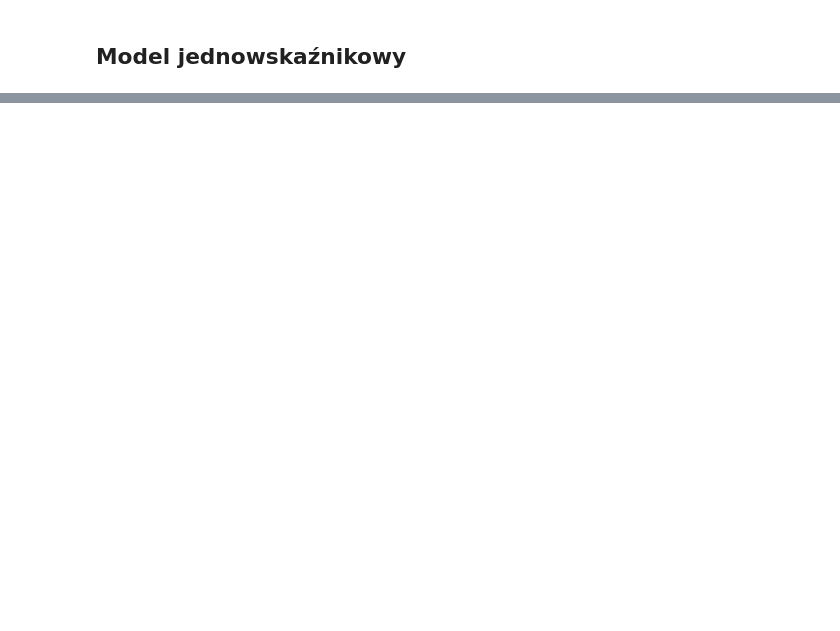
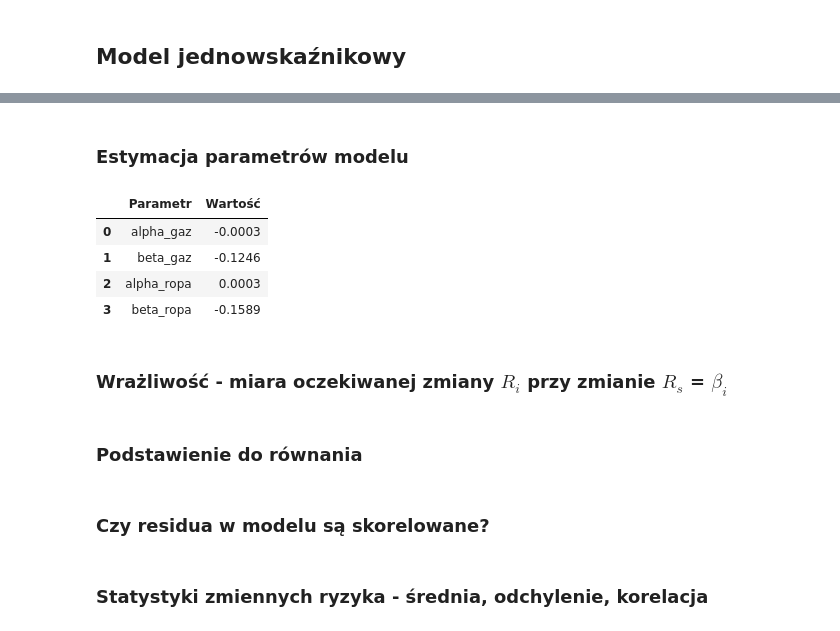
Before and after one commit to mjacobik/ORLEN-risk-management, a Jupyter notebook: Projekt 3 zad 2 cz 1.ipynb, the cells around one changed output, grey strips where cells are left out. Saved outputs shown, nothing was run; the diff lists cells and outputs as text; code cells hidden in the pictures; blank space fills up the shorter version.

Commit message:
Wstępne obliczenia statystyk

```diff
--- a/Projekt 3 zad 2 cz 1.ipynb
+++ b/Projekt 3 zad 2 cz 1.ipynb
@@ -199,0 +202,22 @@ jednowskaznikowy(df_final['przyrosty_log_ropa'], df_final['przyrosty_log_usdpln'
+# %% [markdown]
+### Estymacja parametrów modelu
+# %%
+alpha_gaz = lr_gaz.iloc[0, 1]
+beta_gaz = lr_gaz.iloc[1, 1]
+alpha_ropa = lr_ropa.iloc[0, 1]
+beta_ropa = lr_ropa.iloc[1, 1]
+
+nazwy = ['alpha_gaz', 'beta_gaz', 'alpha_ropa', 'beta_ropa']
+wartości = [alpha_gaz, beta_gaz, alpha_ropa, beta_ropa]
+df_lr_coef = pd.DataFrame({'Parametr':nazwy, 'Wartość':wartości})
+df_lr_coef
+# %% [output]
+|  | Parametr | Wartość |
+| 0 | alpha_gaz | -0.0003 |
+| 1 | beta_gaz | -0.1246 |
+| 2 | alpha_ropa | 0.0003 |
+| 3 | beta_ropa | -0.1589 |
+# %% [markdown]
+### Wrażliwość - miara oczekiwanej zmiany $R_i$ przy zmianie $R_s$ = $\beta_i$
+# %% [markdown]
+### Podstawienie do równania
@@ -199,0 +232,4 @@ jednowskaznikowy(df_final['przyrosty_log_ropa'], df_final['przyrosty_log_usdpln'
+# %% [markdown]
+### Czy residua w modelu są skorelowane?
+# %% [markdown]
+### Statystyki zmiennych ryzyka - średnia, odchylenie, korelacja
```
Also changed, not shown: parts of 9 cells of this notebook.
